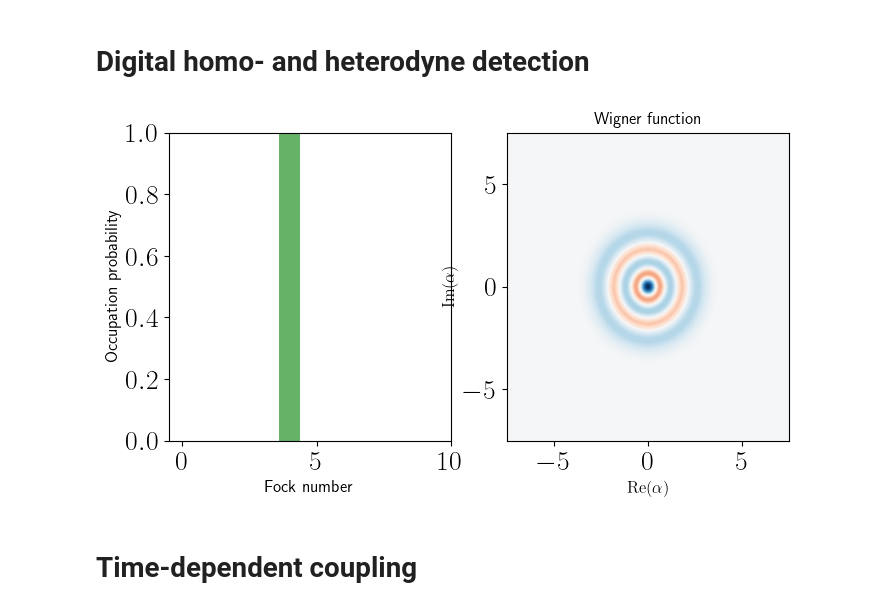
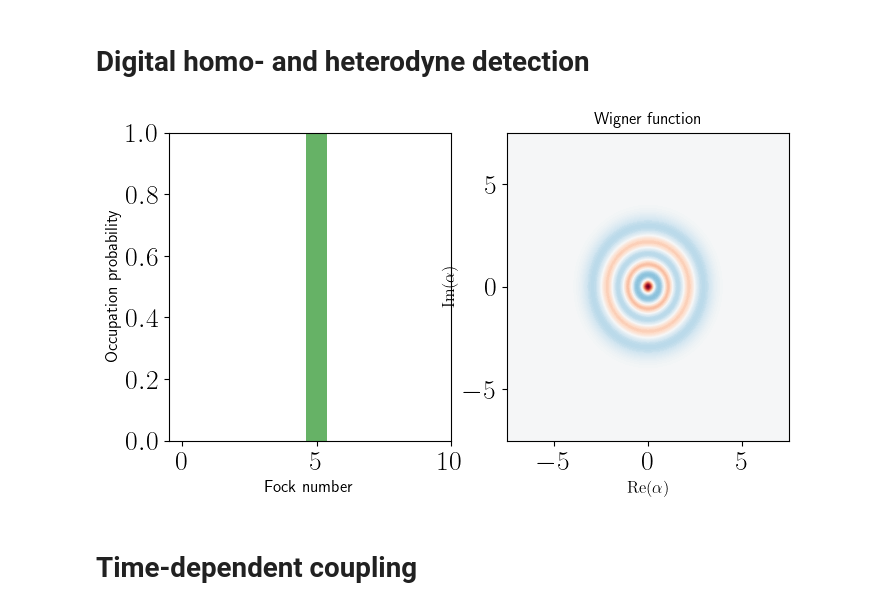
Before and after one commit to ingstra/qubitdyne, a Jupyter notebook: homodyne_tomography_lossy_timedep.ipynb, the cells around one changed output. Drawn from its saved outputs; the diff is of its cells as text; code cells hidden in the pictures.

Commit message:
99 fidelity fock 5 with loss

```diff
--- a/homodyne_tomography_lossy_timedep.ipynb
+++ b/homodyne_tomography_lossy_timedep.ipynb
@@ -19,35 +19,35 @@ N=10
 idc = qeye(N)
 ida = qeye(2)
 a  = tensor(destroy(N), ida)
 sm = tensor(idc, destroy(2))
 sx = tensor(idc, sigmax())
 sy = tensor(idc, sigmay())
 sz = tensor(idc, sigmaz())
 
 # cavity photon number operator
 N_cav = tensor(num(N), ida)
 
 # projection operators to qubit ground and excited state
 proj0 = tensor(idc, basis(2,0).proj())
 proj1 = tensor(idc, basis(2,1).proj())
 
 
 initial_cavity = coherent(N, 1j*1)
 
-initial_cavity = fock(N,4)
+initial_cavity = fock(N,5)
 
 alpha = np.sqrt(6)
 #initial_cavity = (coherent(N, alpha) + coherent(N,-alpha)).unit()
 
 #initial_cavity = (fock(N, 1) + fock(N,2)).unit()
 
 psi0 = tensor(initial_cavity, basis(2,0))
 
 n_init = expect(N_cav, psi0)
 
 plot_wigner_fock_distribution(initial_cavity);
 # %% [output]
-[figure, old version]
+[figure, new version]
 # %%
 def U_interact(g):
     op = (-1j) * g * (a.dag() * sm + a * sm.dag())
```
Also changed, not shown: parts of 6 cells of this notebook.
